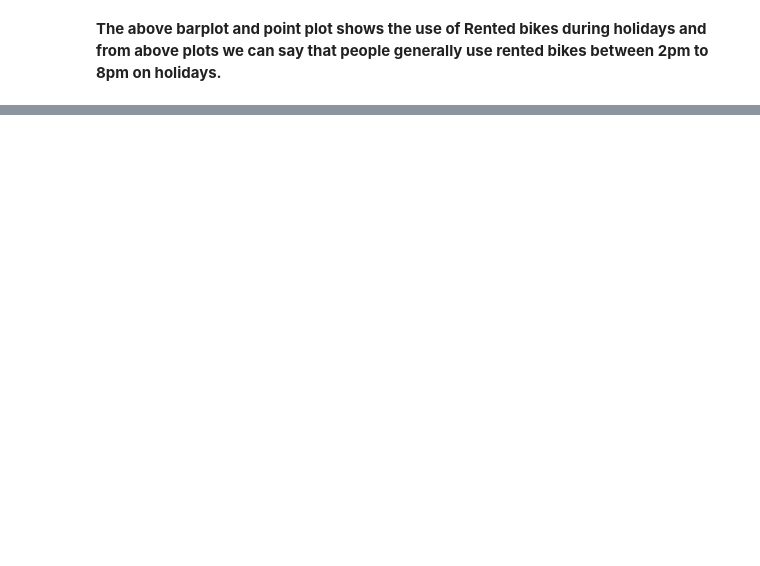
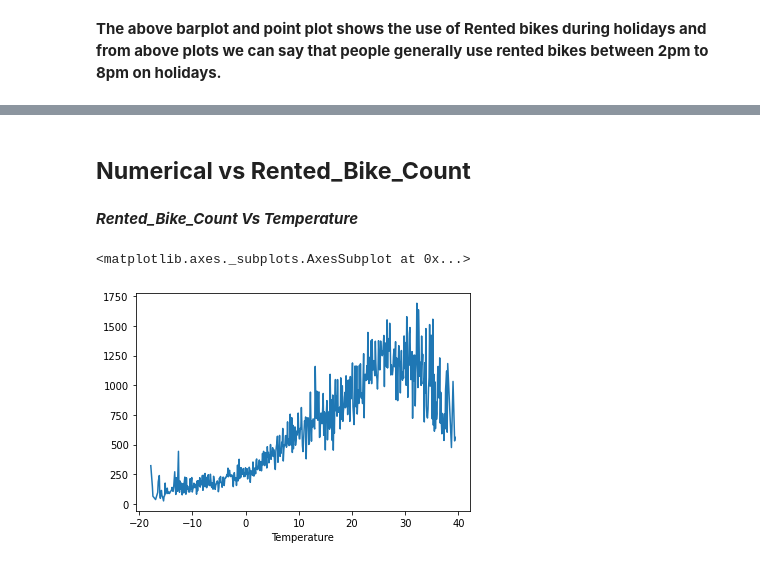
Before and after one commit to kiranahire03/Bike-Linear-Regression, a Jupyter notebook: Seoul_Bike_Sharing_Demand_Prediction.ipynb, the cells around one changed output, grey strips where cells are left out. Cells and saved outputs as stored; diff of their text form; code cells hidden in the pictures; blank space fills up the shorter version.

```diff
--- a/Seoul_Bike_Sharing_Demand_Prediction.ipynb
+++ b/Seoul_Bike_Sharing_Demand_Prediction.ipynb
@@ -452,0 +466,10 @@ plt.show()
+# %% [markdown]
+## **Numerical vs Rented_Bike_Count**
+# %% [markdown]
+***Rented_Bike_Count  Vs Temperature***
+# %%
+#plot to analyze the relationship between "Rented_Bike_Count" and "Temperature"
+bike_df.groupby('Temperature').mean()['Rented_Bike_Count'].plot()
+# %% [output]
+<matplotlib.axes._subplots.AxesSubplot at 0x...>
+[figure, added]
```
Also changed, not shown: parts of 20 cells of this notebook.
